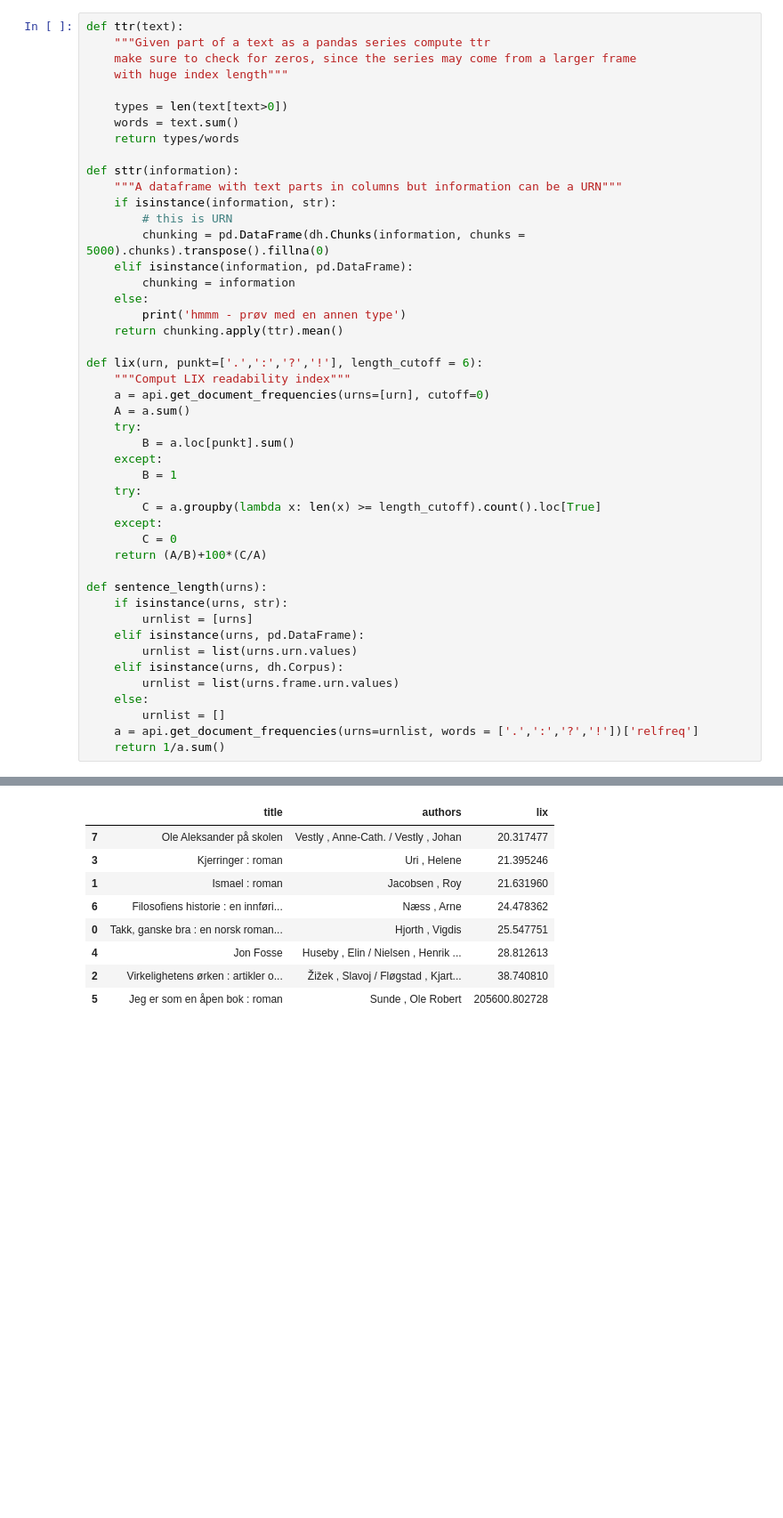
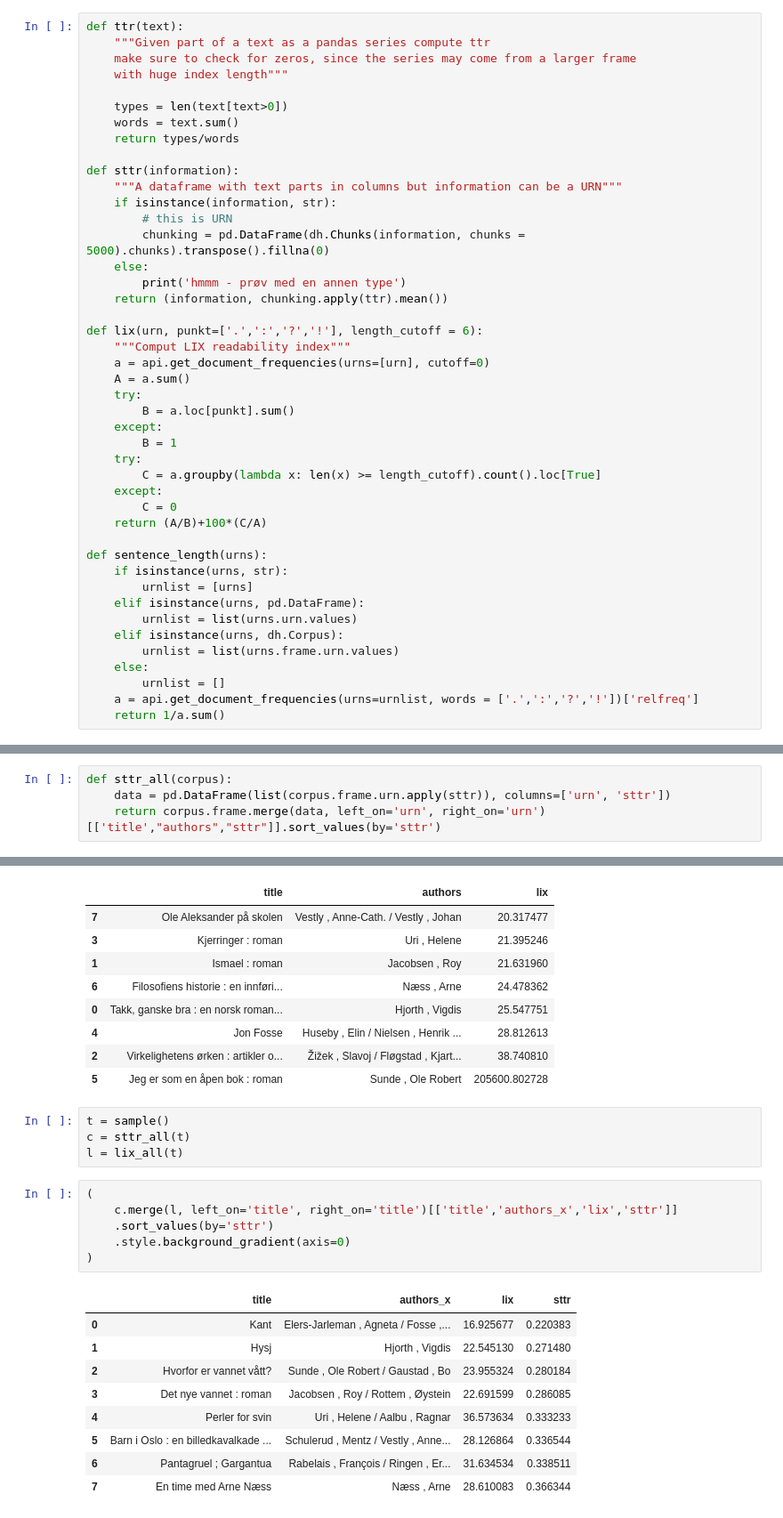
Before and after one commit to Yoonsen/LIX, a Jupyter notebook: lix_compute.ipynb, the cells around one changed output, grey strips where cells are left out. Shown at 89% size. Cells and saved outputs as stored; diff of their text form; blank space fills up the shorter version.

```diff
--- a/lix_compute.ipynb
+++ b/lix_compute.ipynb
@@ -35,11 +35,9 @@ def sttr(information):
     if isinstance(information, str):
         # this is URN
         chunking = pd.DataFrame(dh.Chunks(information, chunks = 5000).chunks).transpose().fillna(0)
-    elif isinstance(information, pd.DataFrame):
-        chunking = information
     else:
         print('hmmm - prøv med en annen type')
-    return chunking.apply(ttr).mean()
+    return (information, chunking.apply(ttr).mean())
 
 def lix(urn, punkt=['.',':','?','!'], length_cutoff = 6):
     """Comput LIX readability index"""
@@ -210,0 +143,4 @@ lix_all(sample())
+# %%
+def sttr_all(corpus):
+    data = pd.DataFrame(list(corpus.frame.urn.apply(sttr)), columns=['urn', 'sttr'])
+    return corpus.frame.merge(data, left_on='urn', right_on='urn')[['title',"authors","sttr"]].sort_values(by='sttr')
@@ -280,3 +240,23 @@ lix_all(sample())
 | 4 | Jon Fosse | Huseby , Elin / Nielsen , Henrik ... | 28.812613 |
 | 2 | Virkelighetens ørken : artikler o... | Žižek , Slavoj / Fløgstad , Kjart... | 38.740810 |
 | 5 | Jeg er som en åpen bok : roman | Sunde , Ole Robert | 205600.802728 |
+# %%
+t = sample()
+c = sttr_all(t)
+l = lix_all(t)
+# %%
+(
+    c.merge(l, left_on='title', right_on='title')[['title','authors_x','lix','sttr']]
+    .sort_values(by='sttr')
+    .style.background_gradient(axis=0)
+)
+# %% [output]
+|  | title | authors_x | lix | sttr |
+| 0 | Kant | Elers-Jarleman , Agneta / Fosse ,... | 16.925677 | 0.220383 |
+| 1 | Hysj | Hjorth , Vigdis | 22.545130 | 0.271480 |
+| 2 | Hvorfor er vannet vått? | Sunde , Ole Robert / Gaustad , Bo | 23.955324 | 0.280184 |
+| 3 | Det nye vannet : roman | Jacobsen , Roy / Rottem , Øystein | 22.691599 | 0.286085 |
+| 4 | Perler for svin | Uri , Helene / Aalbu , Ragnar | 36.573634 | 0.333233 |
+| 5 | Barn i Oslo : en billedkavalkade ... | Schulerud , Mentz / Vestly , Anne... | 28.126864 | 0.336544 |
+| 6 | Pantagruel ; Gargantua | Rabelais , François / Ringen , Er... | 31.634534 | 0.338511 |
+| 7 | En time med Arne Næss | Næss , Arne | 28.610083 | 0.366344 |
```
Also changed, not shown: parts of 15 cells of this notebook.
